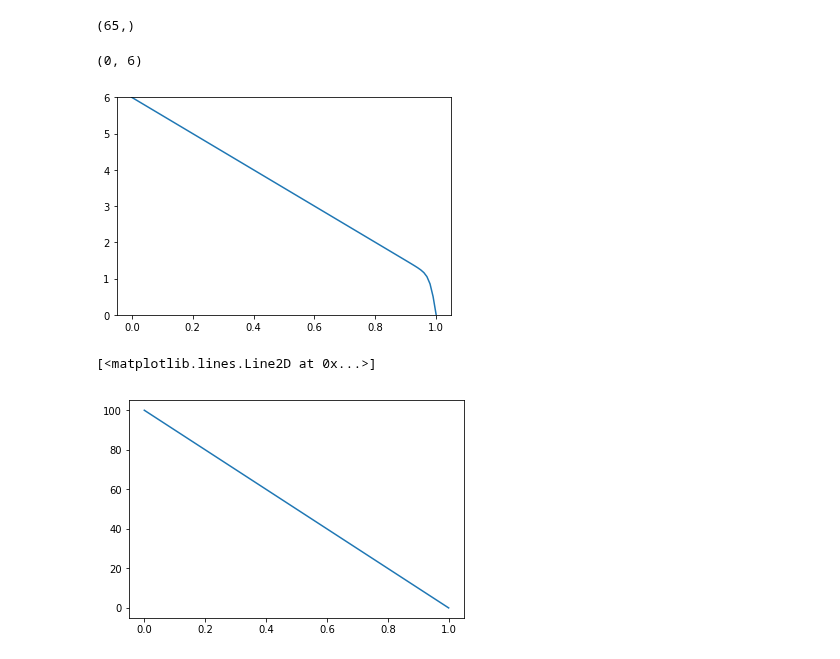
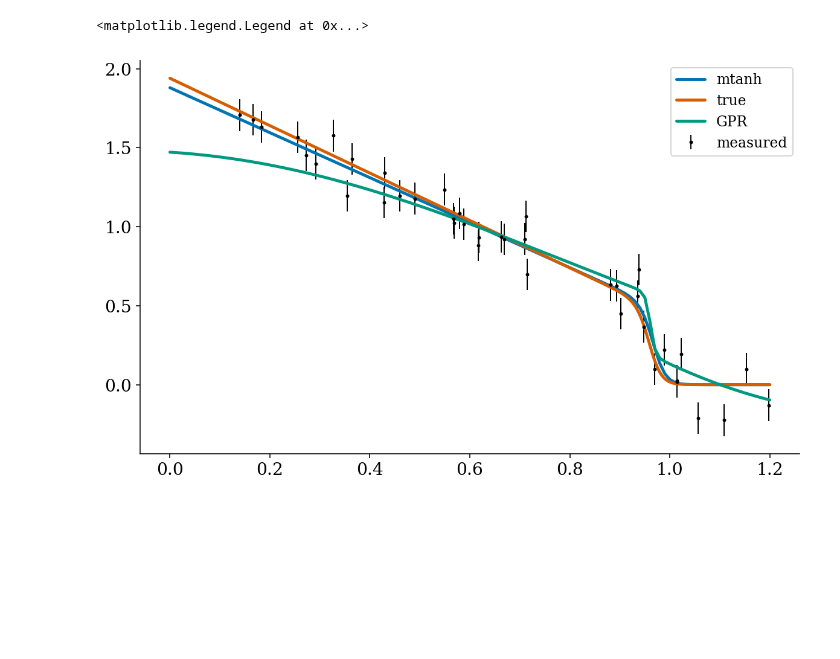
Before and after one commit to PlasmaControl/plasma-profile-predictor, a Jupyter notebook: notebooks/prototyping-profile_fitting.ipynb, the cells around one changed output. Saved outputs shown, nothing was run; the diff lists cells and outputs as text; code cells hidden in the pictures; blank space fills up the shorter version.

```diff
--- a/notebooks/prototyping-profile_fitting.ipynb
+++ b/notebooks/prototyping-profile_fitting.ipynb
@@ -106,24 +168,19 @@ plt.plot(x65,yp,x,yn,x,y,x65,yinterp)
-# %%
-yp.shape
-# %% [output]
-(65,)
-# %%
-alpha = [1, 0.1, 0]
-beta = [-1, 0, 0]
-xsym = 1.0
-hwid = 0.02
-a = 1
-b = 0
-x = np.linspace(0,1,100)
-z = (xsym-x)/hwid
-y = a*((alpha[0] + alpha[1]*z + alpha[2]*z**2)*np.exp(z) + (beta[0] + beta[1]*z + beta[2]*z**2)*np.exp(-z)) / (np.exp(z) + np.exp(-z)) + b
-plt.plot(x,y)
-plt.ylim([0,6])
-# %% [output]
-(0, 6)
-[figure, removed]
-# %%
-plt.plot(x,z)
-# %% [output]
-[<matplotlib.lines.Line2D at 0x...>]
-[figure, removed]
+# %%
+n_meas = 40
+y_err = 0.1*np.ones(x_meas.shape)
+x_meas = np.sort(1.2*np.random.random(n_meas))
+y_meas = np.interp(x_meas,xtrue,ytrue) + y_err*np.random.normal(size=x_meas.shape)
+# %%
+x121 = np.linspace(0,1.2,121)
+
+yGPR, uncGPR = GPR(x121,x_meas,y_meas,2*y_err,kernel=gibbs_kernel)
+y_mtanh = fit_profile(x_meas,y_meas,2*y_err)
+# %%
+plt.plot(x121,y_mtanh,label='mtanh')
+plt.plot(xtrue,ytrue,label='true')
+plt.errorbar(x_meas,y_meas,y_err,label='measured',c='k',marker='o',markersize=2,linestyle='',elinewidth=1)
+plt.plot(x121,yGPR,label='GPR')
+plt.legend()
+# %% [output]
+<matplotlib.legend.Legend at 0x...>
+[figure, added]
```
Also changed, not shown: parts of 8 cells of this notebook, 1 other file.
